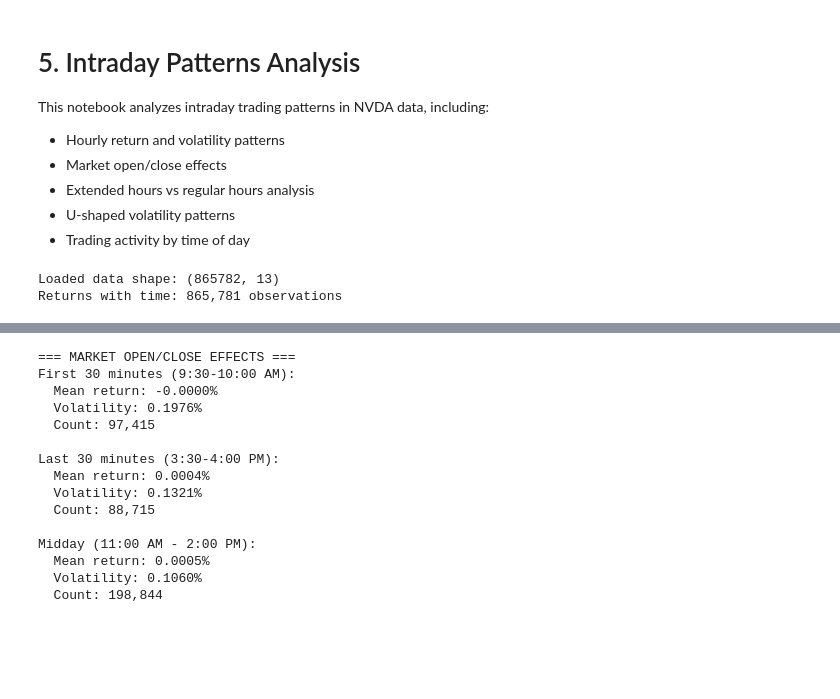
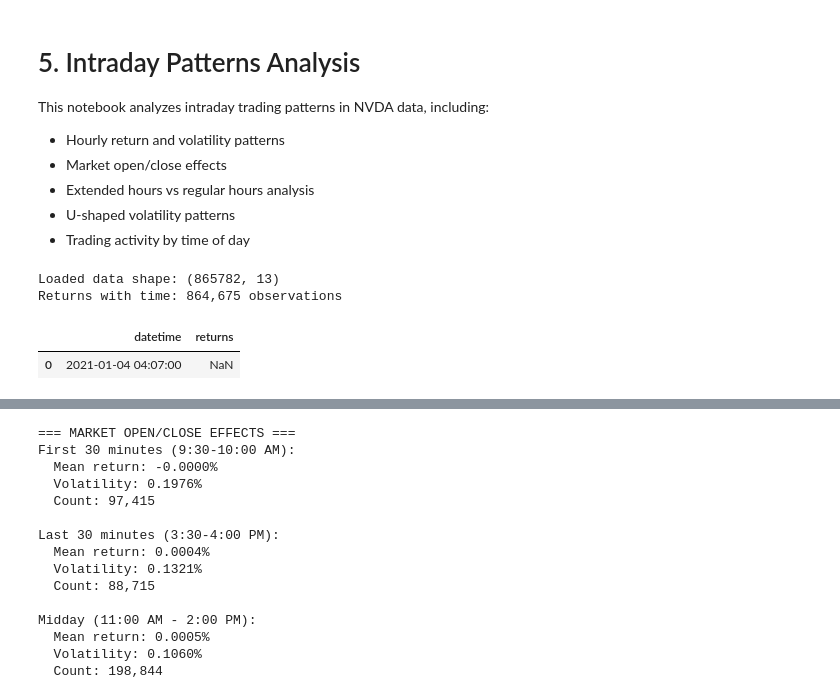
Before and after one commit to noelotpyrc/trading_eda, a Jupyter notebook: 05_intraday_patterns.ipynb, the cells around one changed output, grey strips where cells are left out. Cells and saved outputs as stored; diff of their text form; code cells hidden in the pictures; blank space fills up the shorter version.

```diff
--- a/05_intraday_patterns.ipynb
+++ b/05_intraday_patterns.ipynb
@@ -19,14 +19,19 @@ all_data['datetime'] = pd.to_datetime(all_data['datetime'])
 
 # Calculate returns
 all_data_sorted = all_data.sort_values('datetime').reset_index(drop=True)
-all_data_sorted['returns'] = all_data_sorted['close'].pct_change()
+all_data_sorted['returns'] = all_data_sorted.groupby('date')['close'].pct_change()
 returns_with_time = all_data_sorted[['datetime', 'returns']].dropna()
 
 print(f"Loaded data shape: {all_data.shape}")
 print(f"Returns with time: {len(returns_with_time):,} observations")
 # %% [output]
 Loaded data shape: (865782, 13)
-Returns with time: 865,781 observations
+Returns with time: 864,675 observations
+# %%
+all_data_sorted[all_data_sorted['returns'].isna()][['datetime', 'returns']]
+# %% [output]
+|  | datetime | returns |
+| 0 | 2021-01-04 04:07:00 | NaN |
 # %%
 # Extract hour and minute from datetime
 returns_with_time['hour'] = returns_with_time['datetime'].dt.hour
```
Also changed, not shown: parts of 11 cells of this notebook.
